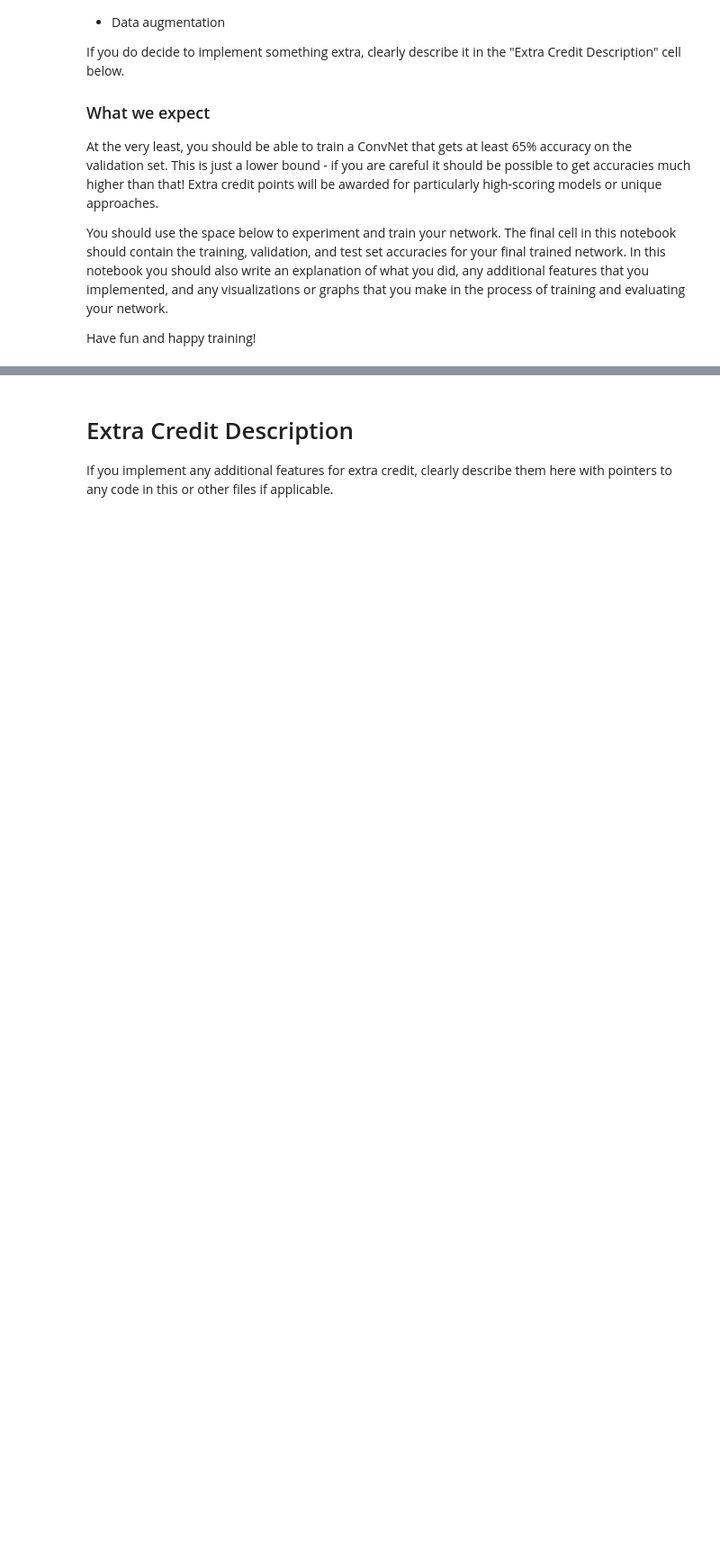
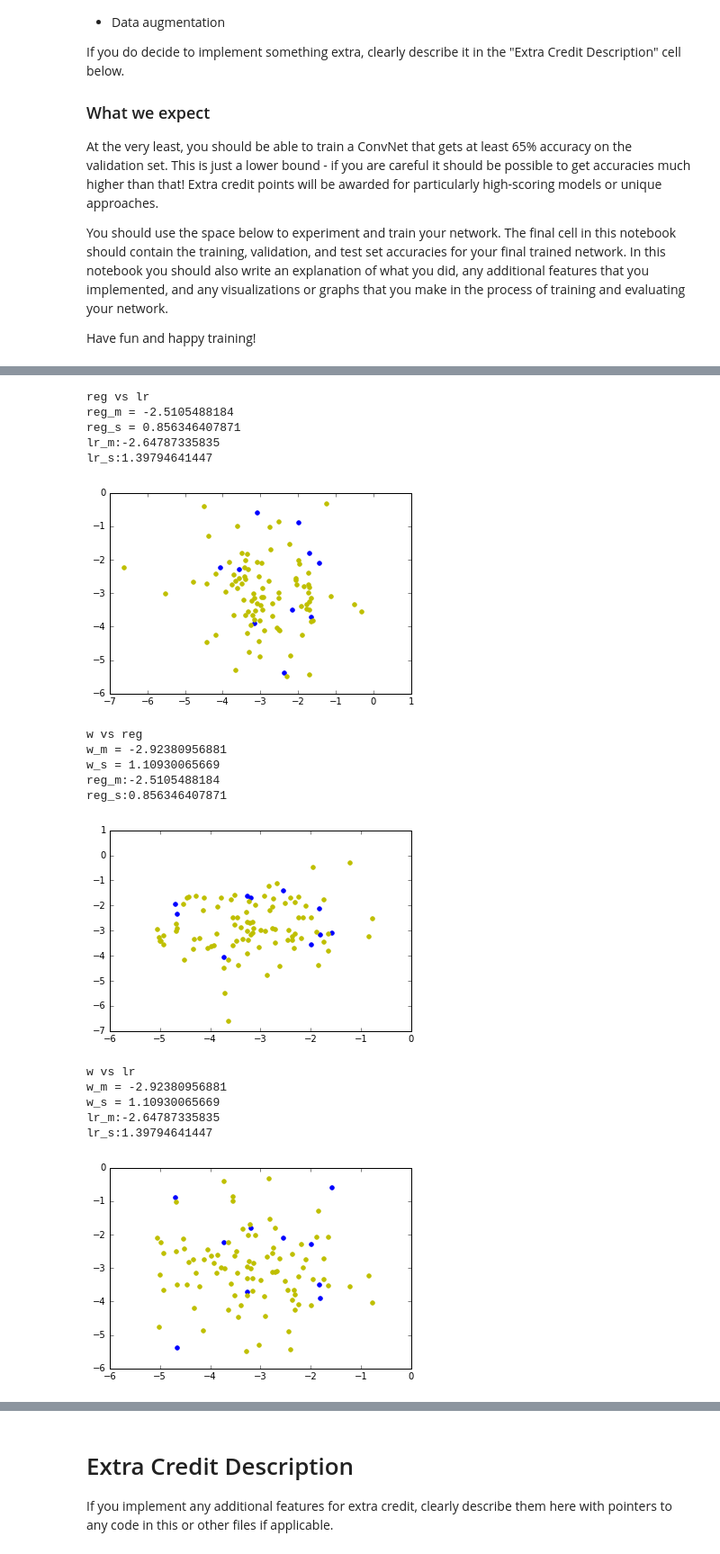
Before and after one commit to NLeSC/deep-learning-assignments-solutions, a Jupyter notebook: assignment2/christiaan/ConvolutionalNetworks.ipynb, the cells around one changed output, grey strips where cells are left out. Shown at 90% size. Cells and saved outputs as stored; diff of their text form; code cells hidden in the pictures; blank space fills up the shorter version.

```diff
--- a/assignment2/christiaan/ConvolutionalNetworks.ipynb
+++ b/assignment2/christiaan/ConvolutionalNetworks.ipynb
@@ -642,0 +672,20 @@ Have fun and happy training!
+# %%
+best_model = None
+best_val_acc = 0
+best_hp = None
+# %%
+n = 100
+
+lr_m = -3
+lr_s = 1
+lrs = lr_s * np.random.randn(n) + lr_m
+
+reg_m = -3
+reg_s = 1
+regs = reg_s * np.random.randn(n) + reg_m
+
+w_m = -3
+w_s = 1
+ws = w_s * np.random.randn(n) + w_m
+
+hyper_parameters = list([{'lr':lrs[i], 'reg':regs[i], 'w':ws[i]} for i in range(0, n)])
@@ -642,0 +735,48 @@ Have fun and happy training!
+# %%
+import matplotlib.pyplot as plt
+%matplotlib inline
+
+results_sorted = sorted(results, key=lambda r : -r[1])
+top = results_sorted[:10]
+rest = results_sorted[10:]
+
+dims = ['reg', 'w', 'lr']
+
+for dim1 in dims:
+    for dim2 in dims:
+        if dim1 <= dim2:
+            continue
+
+
+        x = [r[0][dim1] for r in top]
+        y= [r[0][dim2] for r in top]
+
+
+        print dim1 + ' vs ' + dim2
+        print dim1 + '_m = ' + str(np.mean(x)) + "  # " + str(np.mean([r[0][dim1] for r in rest]))
+        print dim1 + '_s = ' + str(np.std(x)) + "  # " + str(np.std([r[0][dim1] for r in rest]))
+        print dim2 + '_m = ' + str(np.mean(y)) + "  # " + str(np.mean([r[0][dim2] for r in rest]))
+        print dim2 + '_s = ' + str(np.std(y)) + "  # " + str(np.std([r[0][dim2] for r in rest]))
+        plt.figure()
+        plt.scatter(x, y, color='b')
+        plt.scatter([r[0][dim1] for r in rest], [r[0][dim2] for r in rest], color='y')
+        plt.show()
+# %% [output]
+reg vs lr
+reg_m = -2.5105488184
+reg_s = 0.856346407871
+lr_m:-2.64787335835
+lr_s:1.39794641447
+[figure, added]
+w vs reg
+w_m = -2.92380956881
+w_s = 1.10930065669
+reg_m:-2.5105488184
+reg_s:0.856346407871
+[figure, added]
+w vs lr
+w_m = -2.92380956881
+w_s = 1.10930065669
+lr_m:-2.64787335835
+lr_s:1.39794641447
+[figure, added]
```
Also changed, not shown: parts of 26 cells of this notebook, 1 other file.
